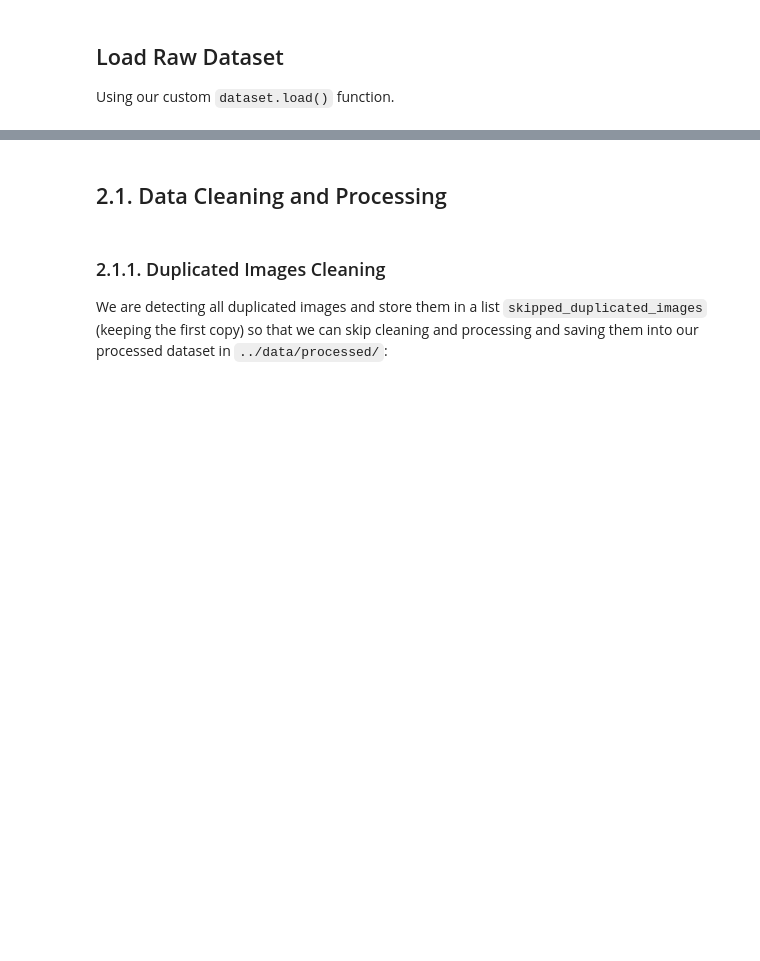
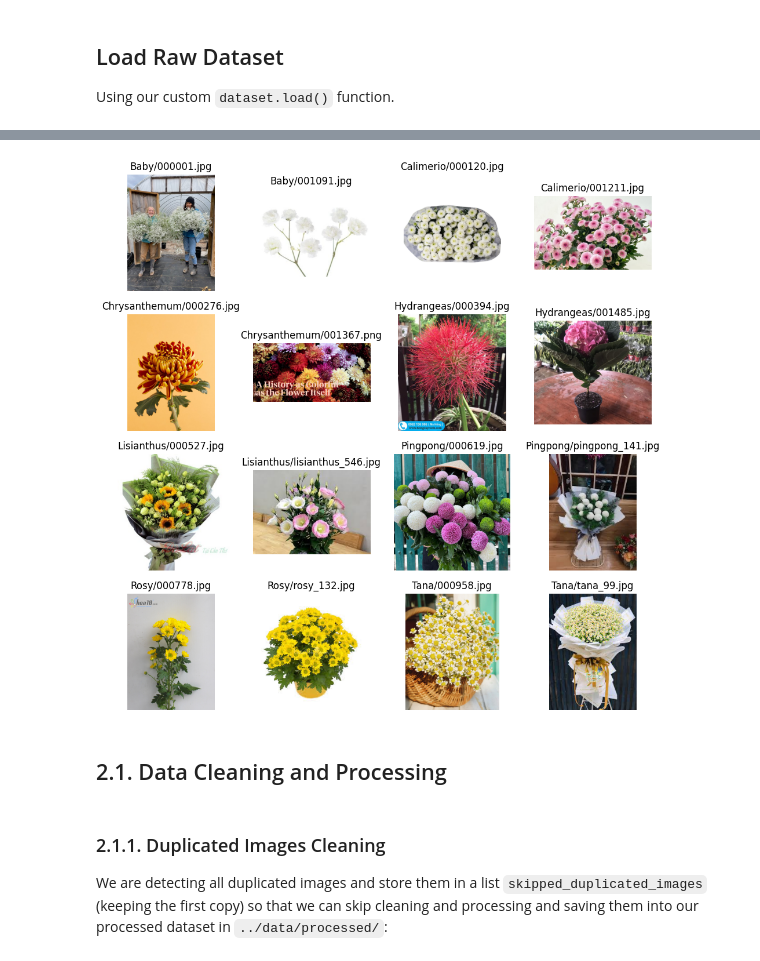
Before and after one commit to miketvo/rmit2023a-cosc2753-assignment2, a Jupyter notebook: notebooks/Step2.DataPrep.ipynb, the cells around one changed output, grey strips where cells are left out. Drawn from its saved outputs; the diff is of its cells as text; code cells hidden in the pictures; blank space fills up the shorter version.

```diff
--- a/notebooks/Step2.DataPrep.ipynb
+++ b/notebooks/Step2.DataPrep.ipynb
@@ -52,5 +72,7 @@ fig.tight_layout()
 # %%
-data_plot_16samples(df_raw)
+data_plot_16samples('../data/raw/', df_raw)
+# %% [output]
+[figure, added]
 # %% [markdown]
 ## 2.1. Data Cleaning and Processing
 # %% [markdown]
```
Also changed, not shown: parts of 13 cells of this notebook, 5 other files.
